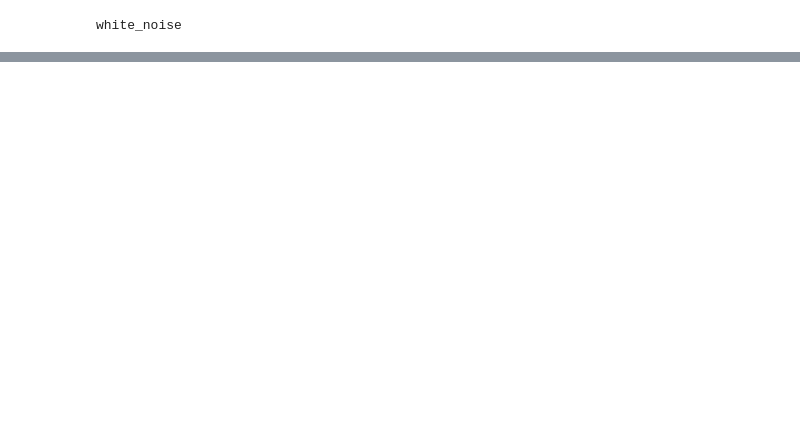
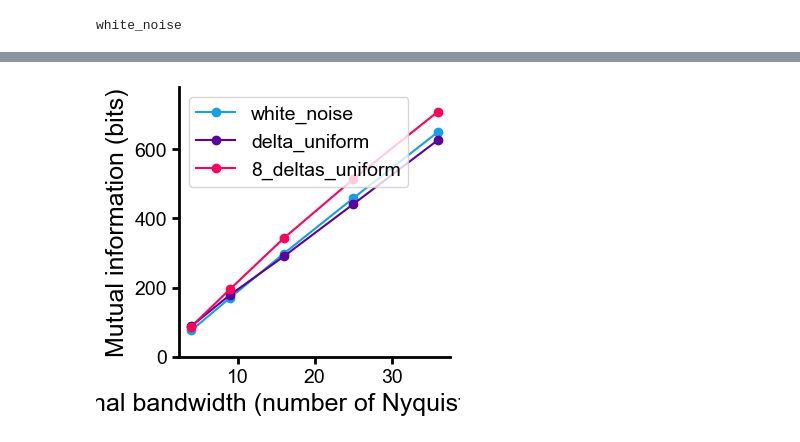
Before and after one commit to Waller-Lab/EncodingInformation, a Jupyter notebook: simulations_1d/mi_vs_signal_bandwidth.ipynb, the cells around one changed output, grey strips where cells are left out. Saved outputs shown, nothing was run; the diff lists cells and outputs as text; code cells hidden in the pictures; blank space fills up the shorter version.

```diff
--- a/simulations_1d/mi_vs_signal_bandwidth.ipynb
+++ b/simulations_1d/mi_vs_signal_bandwidth.ipynb
@@ -29,9 +29,11 @@ from scipy.signal import resample
 N_objects = 5000
 noise_sigma = 1e-3
 num_nyquist_samples_list = [4, 9, 16, 25, 36]
-max_epochs = 5000
+max_epochs = 2000
 confidence = .95
-num_replicates = 2
+num_mi_models = 5
+
+upsampled_signal_length = 3600 # LCM of 4, 9, 16, 25, 36
 
 object_names = ['white_noise', 'delta_uniform', '8_deltas_uniform']
 
@@ -44,7 +46,7 @@ def white_noise_fn():
   for i in range(N_objects):
     obj = generate_random_object('white_noise', object_size=2*num_nyquist_samples_list[-1])
     # upsample it
-    obj = resample(obj, UPSAMPLED_SIGNAL_LENGTH)
+    obj = resample(obj, upsampled_signal_length)
     # make positive and sum to 1
     obj -= np.min(obj)
     obj /= np.sum(obj)
@@ -52,9 +54,9 @@ def white_noise_fn():
   # print(objects[0].shape)
   return np.array(objects)
 
-delta_fn = lambda : np.array([generate_random_object('delta', num_deltas=1, object_size=UPSAMPLED_SIGNAL_LENGTH) for i in range(N_objects)])
+delta_fn = lambda : np.array([generate_random_object('delta', num_deltas=1, object_size=upsampled_signal_length) for i in range(N_objects)])
 
-delta8_fn = lambda :np.array([generate_random_object('delta', num_deltas=8, object_size=UPSAMPLED_SIGNAL_LENGTH) for i in range(N_objects)])
+delta8_fn = lambda :np.array([generate_random_object('delta', num_deltas=8, object_size=upsampled_signal_length) for i in range(N_objects)])
 
 
 # plot an example of each object
@@ -66,61 +66,56 @@ KeyboardInterrupt:
 # %%
 
+mi_by_object = {}
+mi_by_object_hi = {}
+mi_by_object_lo = {}
+for name in object_names:
+  print(name)
+  mutual_information = []
+  mi_hi = []
+  mi_lo = []
+  for num_nyquist_samples in tqdm(num_nyquist_samples_list):
 
-for replicate in range(num_replicates):
-
-  mi_by_object = {}
-  mi_by_object_hi = {}
-  mi_by_object_lo = {}
-  for name in object_names:
-    print(name)
-    mutual_information = []
-    mi_hi = []
-    mi_lo = []
-    for num_nyquist_samples in tqdm(num_nyquist_samples_list):
-
-      if name == 'delta_uniform':
-        objects_fn = delta_fn
-      elif name == '8_deltas_uniform':
-        objects_fn = delta8_fn
-      else:
-        objects_fn = lambda : white_noise_fn()
+    if name == 'delta_uniform':
+      objects_fn = delta_fn
+    elif name == '8_deltas_uniform':
+      objects_fn = delta8_fn
+    else:
+      objects_fn = white_noise_fn
 
 
-      initial_kernel, initial_params, optimized_params, objects, initial_mi, optimized_mi, optimized_mi_lower, optimized_mi_upper = optimize_PSF_and_estimate_mi(
-            objects_fn, noise_sigma, num_nyquist_samples=num_nyquist_samples, upsampled_signal_length=UPSAMPLED_SIGNAL_LENGTH,
+    initial_kernel, initial_params, optimized_params, objects, initial_mi, optimized_mi, optimized_mi_lower, optimized_mi_upper = optimize_PSF_and_estimate_mi(
+          objects_fn, noise_sigma, num_nyquist_samples=num_nyquist_samples, upsampled_signal_length=upsampled_signal_length,
+          estimate_with_pixel_cnn=True,
+          max_epochs=max_epochs, confidence=confidence, num_mi_models=num_mi_models)
 
-            estimate_with_pixel_cnn=True,
-
-            max_epochs=max_epochs, confidence=confidence)
-
-      mutual_information.append(optimized_mi)
-      mi_lo.append(optimized_mi_lower)
-      mi_hi.append(optimized_mi_upper)
-    mi_by_object[name] = mutual_information
-    mi_by_object_hi[name] = mi_hi
-    mi_by_object_lo[name] = mi_lo
+    mutual_information.append(optimized_mi)
+    mi_lo.append(optimized_mi_lower)
+    mi_hi.append(optimized_mi_upper)
+  mi_by_object[name] = mutual_information
+  mi_by_object_hi[name] = mi_hi
+  mi_by_object_lo[name] = mi_lo
 
 
-  fig, ax = plt.subplots(1, 1, figsize=(3.5, 3.5))
+fig, ax = plt.subplots(1, 1, figsize=(3.5, 3.5))
 
-  for object_name, mutual_information in mi_by_object.items():
+for object_name, mutual_information in mi_by_object.items():
 
-      total_mi = np.array(mutual_information) * np.array(num_nyquist_samples_list)
+    total_mi = np.array(mutual_information) * np.array(num_nyquist_samples_list)
 
-      total_mi_hi = np.array(mi_by_object_hi[object_name]) * np.array(num_nyquist_samples_list)
-      total_mi_lo = np.array(mi_by_object_lo[object_name]) * np.array(num_nyquist_samples_list)
+    total_mi_hi = np.array(mi_by_object_hi[object_name]) * np.array(num_nyquist_samples_list)
+    total_mi_lo = np.array(mi_by_object_lo[object_name]) * np.array(num_nyquist_samples_list)
 
-      ax.plot(num_nyquist_samples_list, total_mi, 'o-', label=object_name)
-      ax.fill_between(num_nyquist_samples_list, total_mi_lo, total_mi_hi, alpha=0.2)
-      ax.set_xlabel('Signal bandwidth (number of Nyquist samples)')
-      ax.set_ylabel('Mutual information (bits)')
+    ax.plot(num_nyquist_samples_list, total_mi, 'o-', label=object_name)
+    ax.fill_between(num_nyquist_samples_list, total_mi_lo, total_mi_hi, alpha=0.2)
+    ax.set_xlabel('Signal bandwidth (number of Nyquist samples)')
+    ax.set_ylabel('Mutual information (bits)')
 
-      ax.set(ylim=(0, max(1.1 * np.max(total_mi), ax.get_ylim()[1])))
-      # ax.set(ylim=[0, 25])
+    ax.set(ylim=(0, max(1.1 * np.max(total_mi), ax.get_ylim()[1])))
+    # ax.set(ylim=[0, 25])
 
-  clear_spines(ax)
-  ax.legend()
+clear_spines(ax)
+ax.legend()
 
-  fig.savefig('/home/hpinkard_waller/figures/1d_signals/' + f'mi_vs_bandwidth_replicate{replicate}' + '.pdf', transparent=True)
+fig.savefig('/home/hpinkard_waller/figures/1d_signals/' + f'mi_vs_bandwidth' + '.pdf', transparent=True)
 # %% [output]
 white_noise
@@ -129,0 +141 @@ KeyboardInterrupt:
+[figure, added]
```
Also changed, not shown: parts of 3 cells of this notebook, 11 other files.
